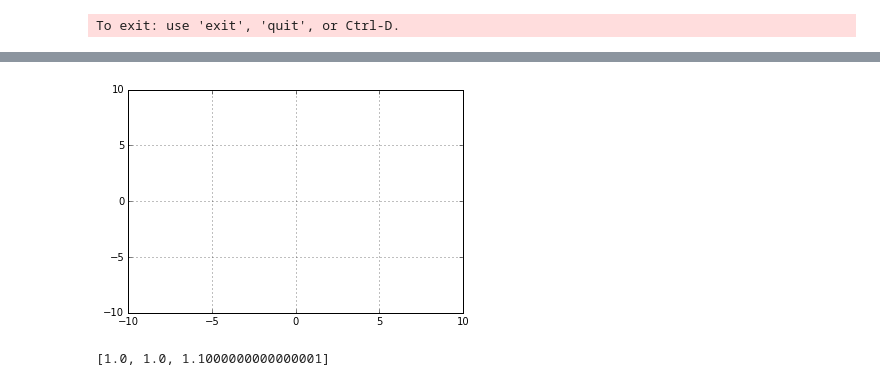
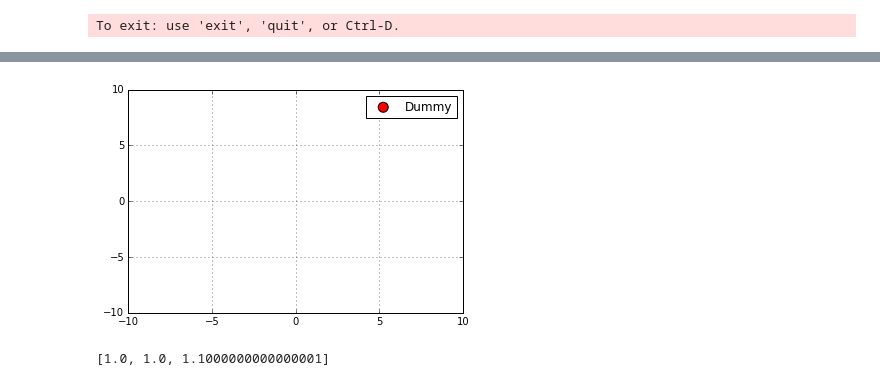
Before and after one commit to d-giles/lcfeatures, a Jupyter notebook: Work Space.ipynb, the cells around one changed output, grey strips where cells are left out. Saved outputs shown, nothing was run; the diff lists cells and outputs as text; code cells hidden in the pictures.

Commit message:
Plot annotations and color considerations, plots produced

```diff
--- a/Work Space.ipynb
+++ b/Work Space.ipynb
@@ -848,13 +848,15 @@ for pt in distArr:
 # %%
 import matplotlib.pyplot as plt
 %matplotlib inline
 fig,ax = plt.subplots()
-ax.xlim(-10,10)
-ax.ylim(-10,10)
+plt.xlim(-10,10)
+plt.ylim(-10,10)
+ax.scatter([],[],c='red',s=100,label='Dummy')
+ax.legend(scatterpoints=1)
 plt.grid()
 plt.show()
 # %% [output]
-[figure, old version]
+[figure, new version]
 # %%
 import numpy as np
 
```
Also changed, not shown: parts of 1 cell of this notebook.
